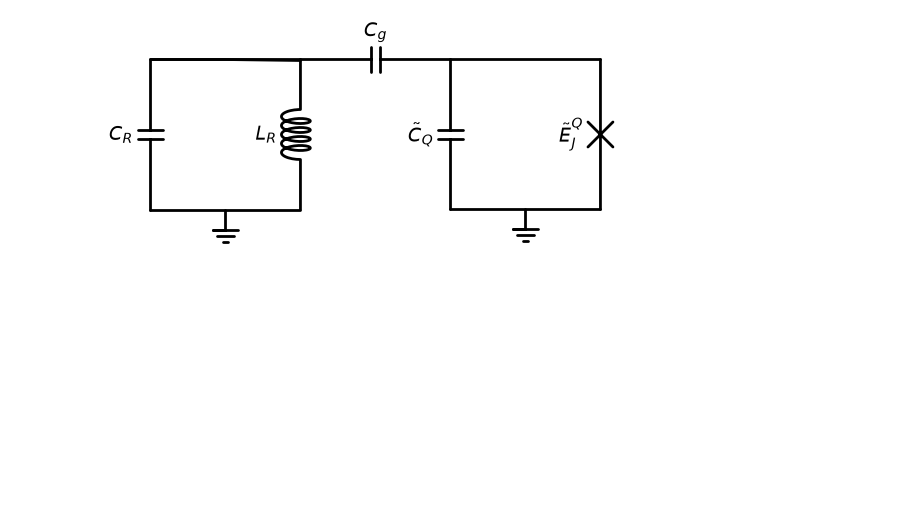
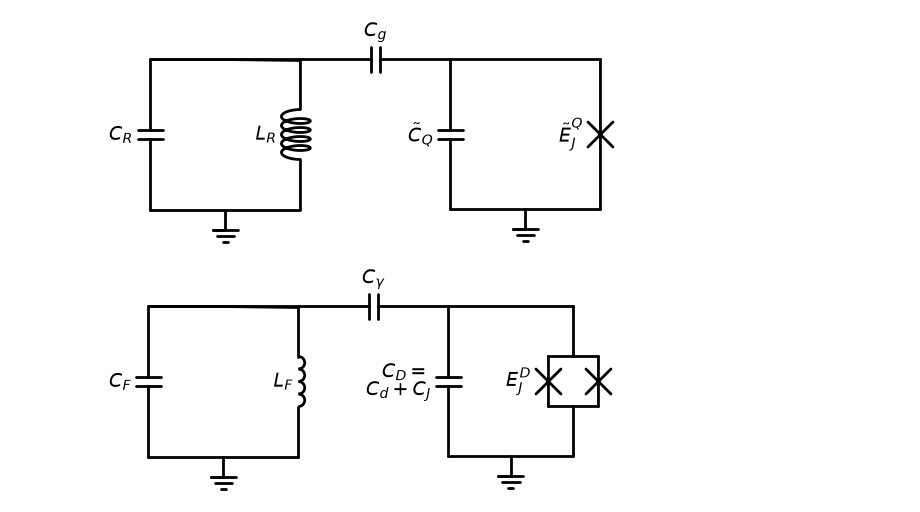
Before and after one commit to moumhecht/design-planning-calculations, a Jupyter notebook: circuit_diagram_code.ipynb, the cells around one changed output. Cells and saved outputs as stored; diff of their text form; code cells hidden in the pictures; blank space fills up the shorter version.

```diff
--- a/circuit_diagram_code.ipynb
+++ b/circuit_diagram_code.ipynb
@@ -146,3 +146,37 @@ with schemdraw.Drawing() as d:
     d.draw()
 # %% [output]
 [figure]
+# %%
+with schemdraw.Drawing() as d:
+    d += elm.Capacitor().down().label(r'$C_F$')
+    bottom_left = d.here
+    d += elm.Line().right()
+    bottom_right = d.here
+    d += elm.Inductor().flip().up().label(r'$L_F$')
+    mid = ((bottom_left.x + bottom_right.x)/2, bottom_left.y)
+    d+= elm.Line().left()
+    d+= elm.Line().right()
+    d+= elm.Capacitor().right().label(r'$C_\gamma$')
+    d.push()
+    d += elm.Line().right(2.5)
+    d += elm.Line().down(1)
+    d.pop()
+    d+= elm.Capacitor().down().label(r'$C_D= $'+'\n' + r'$C_d+C_J$')
+
+    bottom_left2 = d.here
+
+
+    d += elm.Line().right(2.5)
+    bottom_right2 = d.here
+    mid2 = ((bottom_left2.x + bottom_right2.x)/2, bottom_left2.y)
+    d += elm.Line().up(1)
+    d += elm.Line().left(.5)
+    d += elm.Josephson().up(1).label(r'$E_J^D$')
+    d += elm.Line().right(1)
+    d += elm.Josephson().down(1)
+    d += elm.Line().left(.5)
+    d+=elm.Ground().at(mid)
+    d+=elm.Ground().at(mid2)
+    d.draw()
+# %% [output]
+[figure, added]
```
Also changed, not shown: 4 other files.
